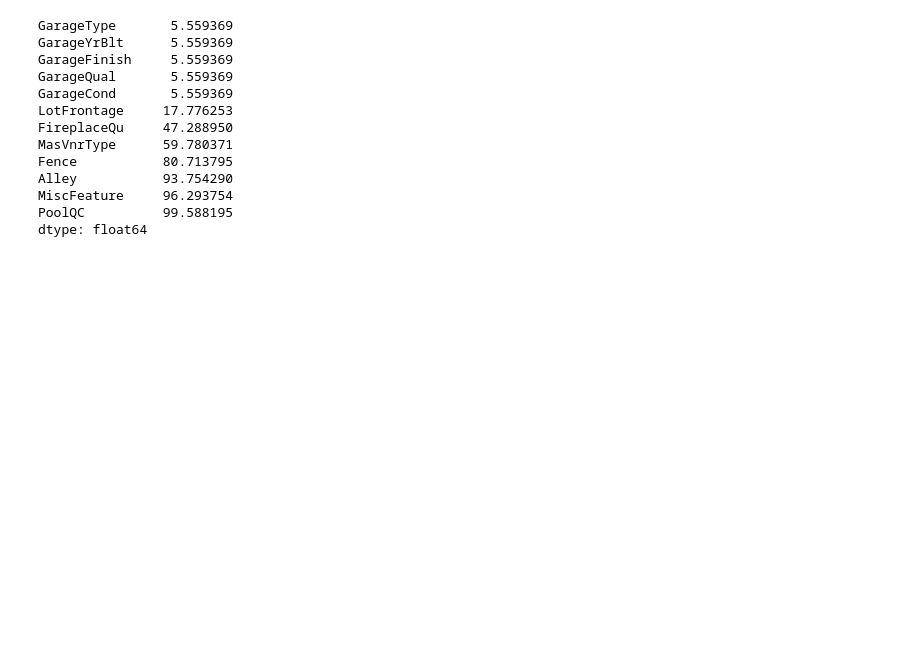
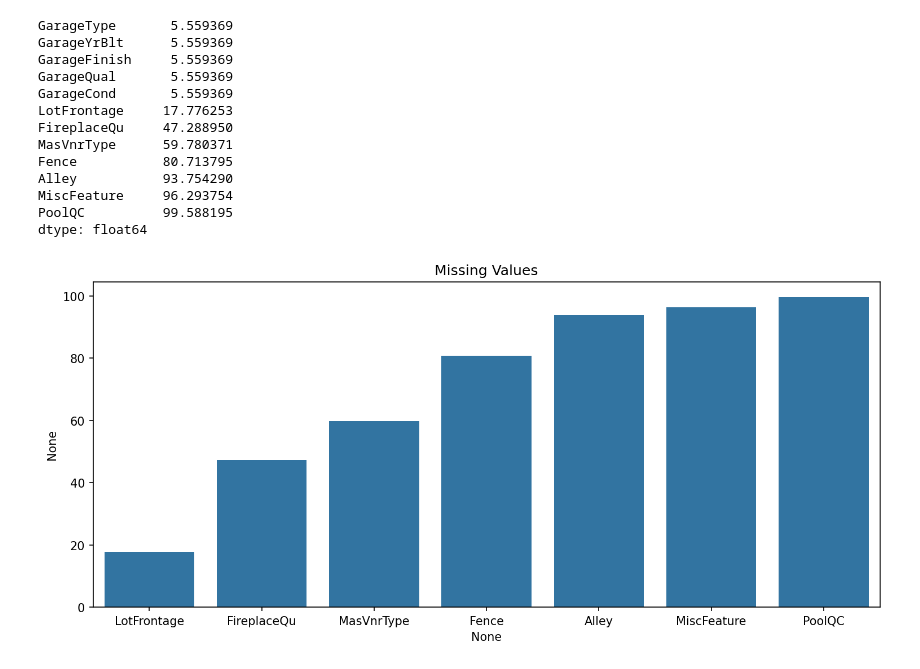
Before and after one commit to cauchemarra/house-prices-prediction, a Jupyter notebook: notebooks/House price.ipynb, the cells around one changed output. Drawn from its saved outputs; the diff is of its cells as text; code cells hidden in the pictures; blank space fills up the shorter version.

Commit message:
EDA: visualize remaining missing values after initial preprocessing

```diff
--- a/notebooks/House price.ipynb
+++ b/notebooks/House price.ipynb
@@ -305,4 +305,16 @@ MiscFeature     96.293754
 PoolQC          99.588195
 dtype: float64
 # %%
+# NaN values represent houses with no Garage → replace with None
 gar_columns = ['GarageType', 'GarageYrBlt', 'GarageFinish', 'GarageQual', 'GarageCond']
+df_clean[gar_columns] = df_clean[gar_columns].fillna('None')
+# %%
+percent_nan = percent_missing(df_clean)
+# %%
+plt.figure(figsize=(12,5), dpi=150)
+
+sns.barplot(x=percent_nan.index, y=percent_nan)
+
+plt.title('Missing Values');
+# %% [output]
+[figure, added]
```
